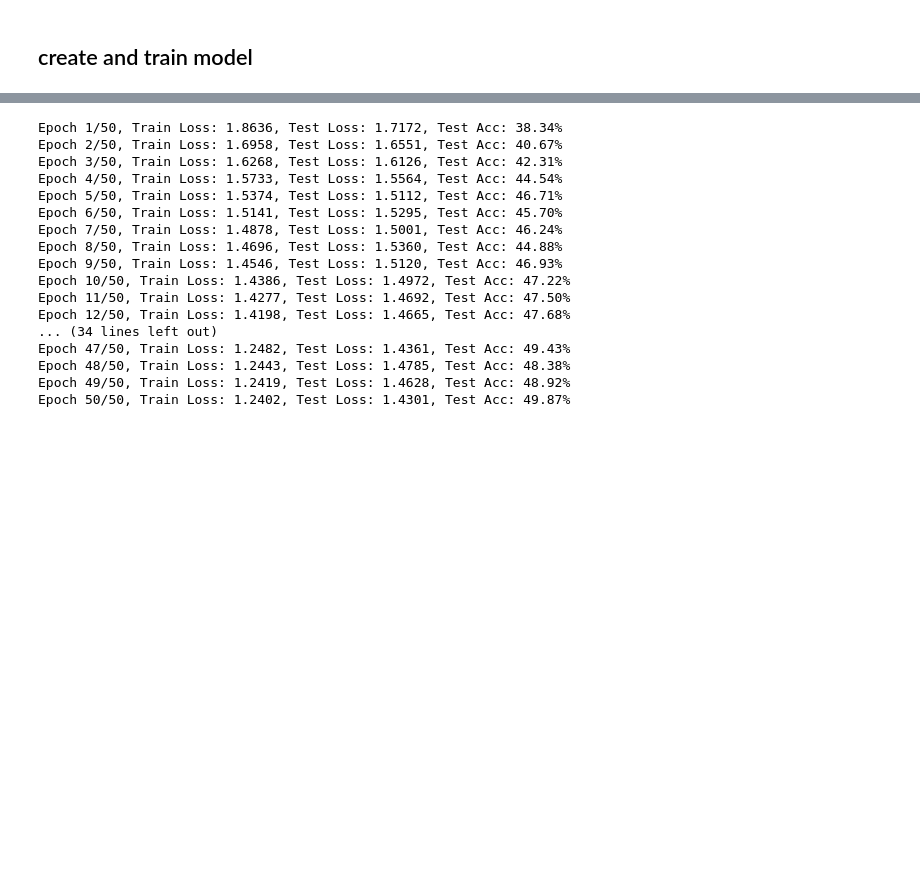
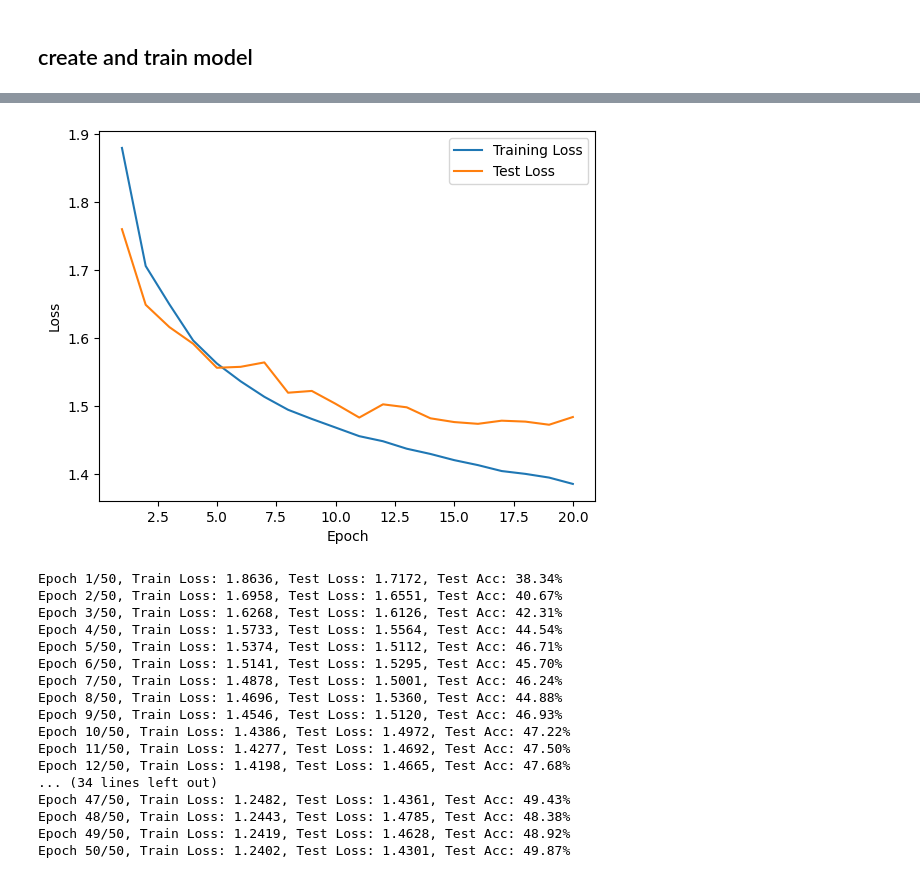
Before and after one commit to LeeYuuuan/ECGR-5106-HW1, a Jupyter notebook: cifar10.ipynb, the cells around one changed output, grey strips where cells are left out. Saved outputs shown, nothing was run; the diff lists cells and outputs as text; code cells hidden in the pictures; blank space fills up the shorter version.

```diff
--- a/cifar10.ipynb
+++ b/cifar10.ipynb
@@ -62,3 +166,12 @@ optimizer = torch.optim.Adam(mlp_model.parameters(), lr=learning_rate)
+# %%
+plt.plot(range(1, num_epochs+1), train_losses, label='Training Loss')
+plt.plot(range(1, num_epochs+1), test_losses, label='Test Loss')
+plt.xlabel('Epoch')
+plt.ylabel('Loss')
+plt.legend()
+plt.show()
+# %% [output]
+[figure, added]
 # %%
 num_epochs = 50
 train_losses, test_losses = [], []
```
Also changed, not shown: parts of 2 cells of this notebook.
